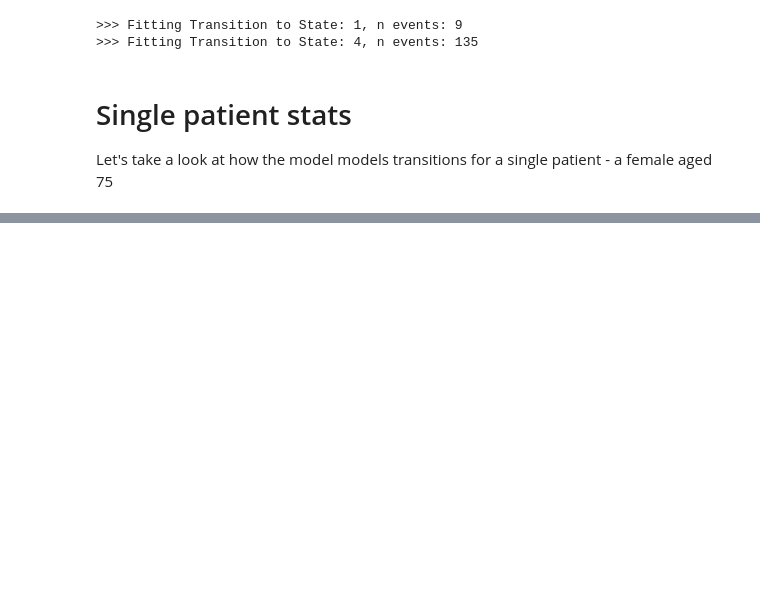
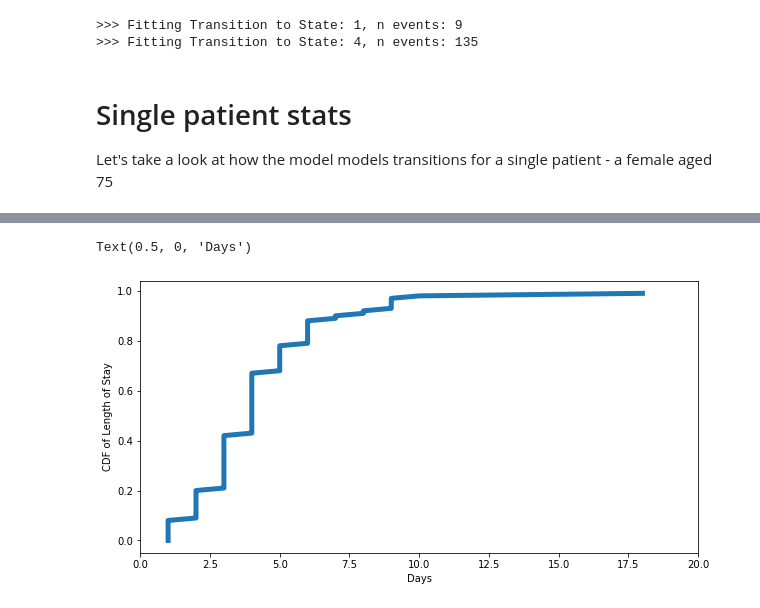
Before and after one commit to hrossman/pymsm, a Jupyter notebook: src/pymsm/examples/covid_hosp_example.ipynb, the cells around one changed output, grey strips where cells are left out. Cells and saved outputs as stored; diff of their text form; code cells hidden in the pictures; blank space fills up the shorter version.

```diff
--- a/src/pymsm/examples/covid_hosp_example.ipynb
+++ b/src/pymsm/examples/covid_hosp_example.ipynb
@@ -168,0 +173,11 @@ dtype: int64
+# %%
+los = np.array([path_total_time_at_states(path, states = [2,3]) for path in mc_paths])
+
+fig, ax = plt.subplots(1,1, figsize=(10,5))
+ax.plot(np.sort(los), np.linspace(0, 1, len(los), endpoint=False), lw=5)
+ax.set_xlim(0,20)
+ax.set_ylabel('CDF of Length of Stay')
+ax.set_xlabel('Days')
+# %% [output]
+Text(0.5, 0, 'Days')
+[figure, added]
```
Also changed, not shown: parts of 7 cells of this notebook, 4 other files.
